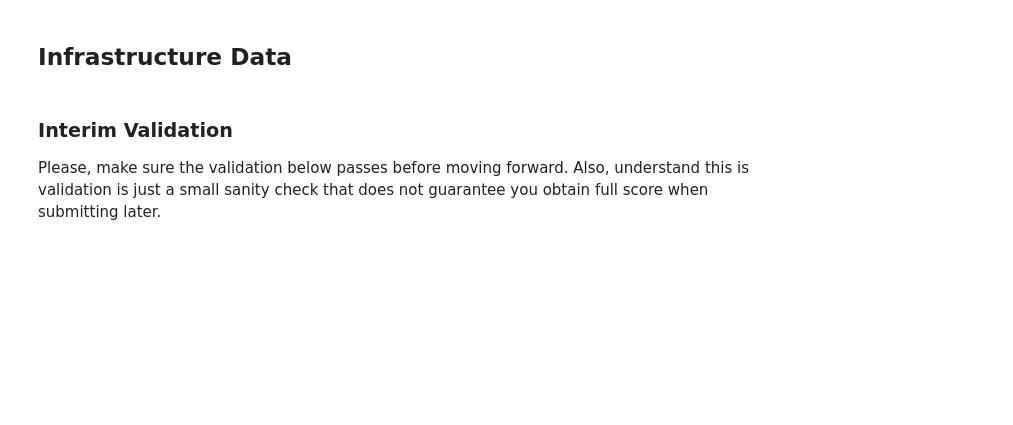
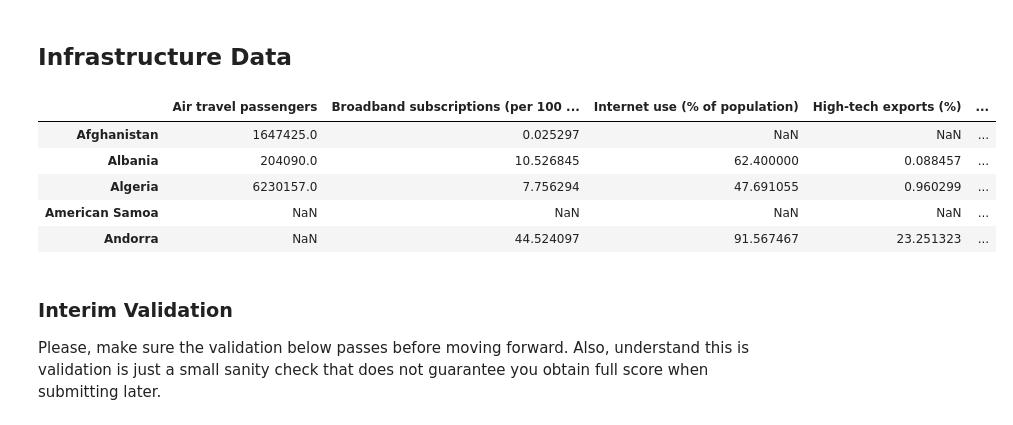
Before and after one commit to amagana-cmu/class_testing, a Jupyter notebook: wdi_preparation.ipynb, the cells around one changed output. Saved outputs shown, nothing was run; the diff lists cells and outputs as text; code cells hidden in the pictures; blank space fills up the shorter version.

```diff
--- a/wdi_preparation.ipynb
+++ b/wdi_preparation.ipynb
@@ -139,34 +139,41 @@ for country, categories in data.items():
 
 # Create a DataFrame from the reformatted data
 # The countries will be the index, and all 38 stats will be columns
 full_infra_data = pd.DataFrame.from_dict(reformatted_data, orient='index')
 
 
 # column mapping ***
 infrastructure_data = full_infra_data.rename(columns={
     'Air transport, passengers carried': 'Air travel passengers',
     'Fixed broadband subscriptions (per 100 people)': 'Broadband subscriptions (per 100 people)',
     'Individuals using the Internet (% of population)': 'Internet use (% of population)',
     'High-technology exports (% of manufactured exports)': 'High-tech exports (%)',
     'Research and development expenditure (% of GDP)': 'R&D expenditure (% of GDP)',
     'Technicians in R&D (per million people)': 'Technicians in R&D (per million people)'
 })
 
 # Create a list of the columns we need to keep
 cols_to_keep = [
     'Air travel passengers',
     'Broadband subscriptions (per 100 people)',
     'Internet use (% of population)',
     'High-tech exports (%)',
     'R&D expenditure (% of GDP)',
     'Technicians in R&D (per million people)'
 ]
 
 # 5. Select only those 6 columns for the final DataFrame
 infrastructure_data = infrastructure_data[cols_to_keep]
 
 
-# infrastructure_data.head()
+infrastructure_data.head()
+# %% [output]
+|  | Air travel passengers | Broadband subscriptions (per 100 ... | Internet use (% of population) | High-tech exports (%) | ... |
+| Afghanistan | 1647425.0 | 0.025297 | NaN | NaN | ... |
+| Albania | 204090.0 | 10.526845 | 62.400000 | 0.088457 | ... |
+| Algeria | 6230157.0 | 7.756294 | 47.691055 | 0.960299 | ... |
+| American Samoa | NaN | NaN | NaN | NaN | ... |
+| Andorra | NaN | 44.524097 | 91.567467 | 23.251323 | ... |
 # %% [markdown]
 ### Interim Validation
 Please, make sure the validation below passes before moving forward. Also, understand this is validation is just a small sanity check that does not guarantee you obtain full score when submitting later.
```
Also changed, not shown: parts of 2 cells of this notebook.
